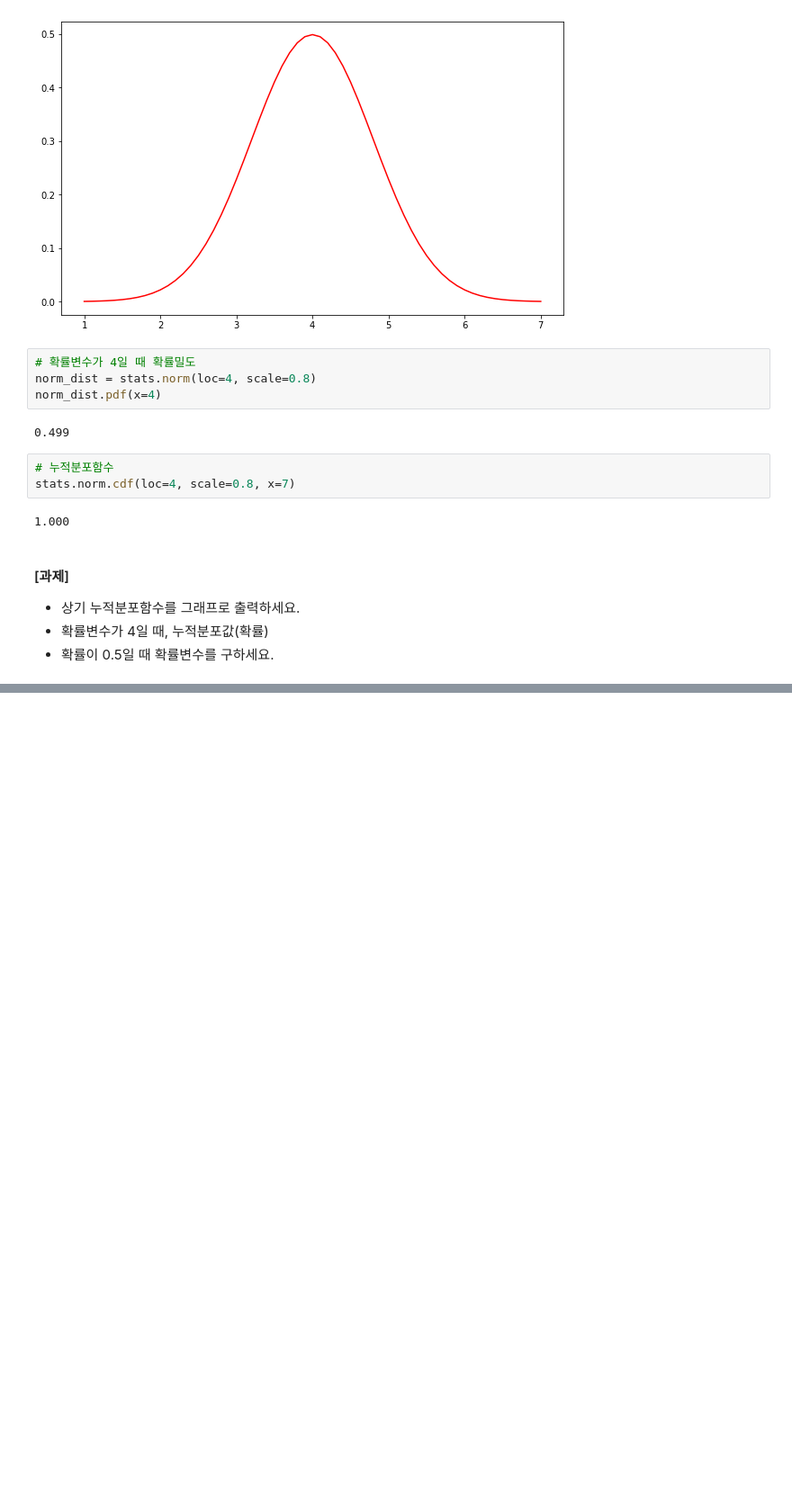
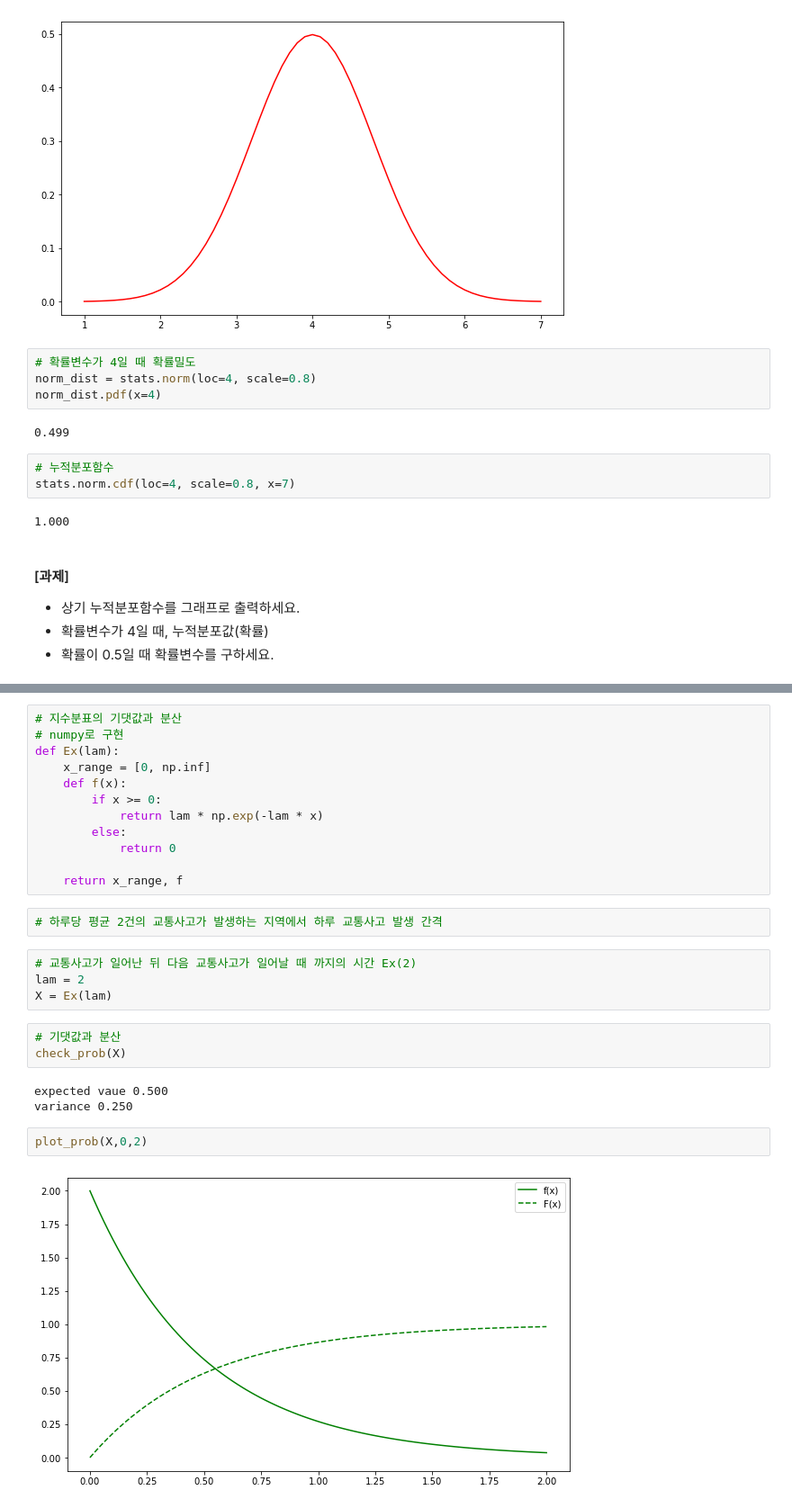
Before and after one commit to kyunakim/cakd7, a Jupyter notebook: cakd7/m3_통계/stat2.ipynb, the cells around one changed output, grey strips where cells are left out. Shown at 90% size. Saved outputs shown, nothing was run; the diff lists cells and outputs as text; blank space fills up the shorter version.

```diff
--- a/cakd7/m3_통계/stat2.ipynb
+++ b/cakd7/m3_통계/stat2.ipynb
@@ -739,0 +791,28 @@ stats.norm.cdf(loc=4, scale=0.8, x=7)
+# %%
+# 지수분표의 기댓값과 분산
+# numpy로 구현
+def Ex(lam):
+    x_range = [0, np.inf]
+    def f(x):
+        if x >= 0:
+            return lam * np.exp(-lam * x)
+        else:
+            return 0
+
+    return x_range, f
+# %%
+# 하루당 평균 2건의 교통사고가 발생하는 지역에서 하루 교통사고 발생 간격
+# %%
+# 교통사고가 일어난 뒤 다음 교통사고가 일어날 때 까지의 시간 Ex(2)
+lam = 2
+X = Ex(lam)
+# %%
+# 기댓값과 분산
+check_prob(X)
+# %% [output]
+expected vaue 0.500
+variance 0.250
+# %%
+plot_prob(X,0,2)
+# %% [output]
+[figure, added]
```
Also changed, not shown: parts of 40 cells of this notebook, 2 other files.
